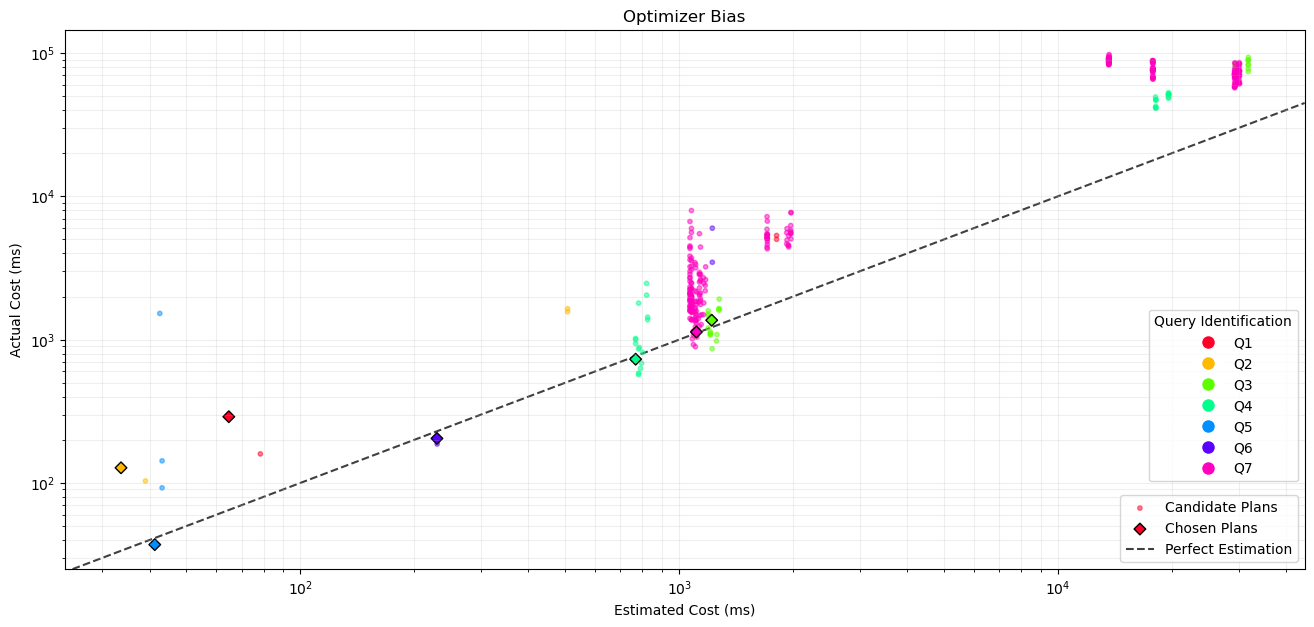
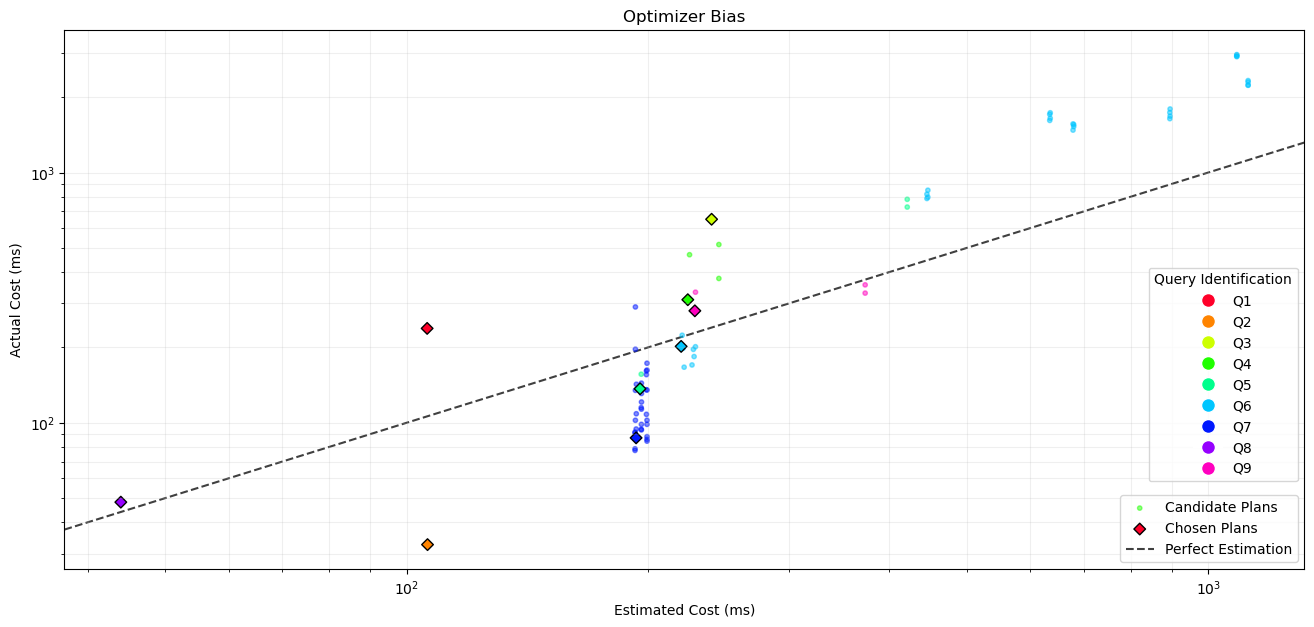
Unified diff of the notebook cell whose output changed from the first chart to the second:
--- before
+++ after
@@ -15,5 +15,5 @@
 
 df = pd.DataFrame(all_plans)
-colors = plt.cm.gist_rainbow(np.linspace(0, 1, 7))
+colors = plt.cm.gist_rainbow(np.linspace(0, 1, 9))
 
 fig, ax = plt.subplots(figsize=(16, 7))

Commit: chore: More plotting